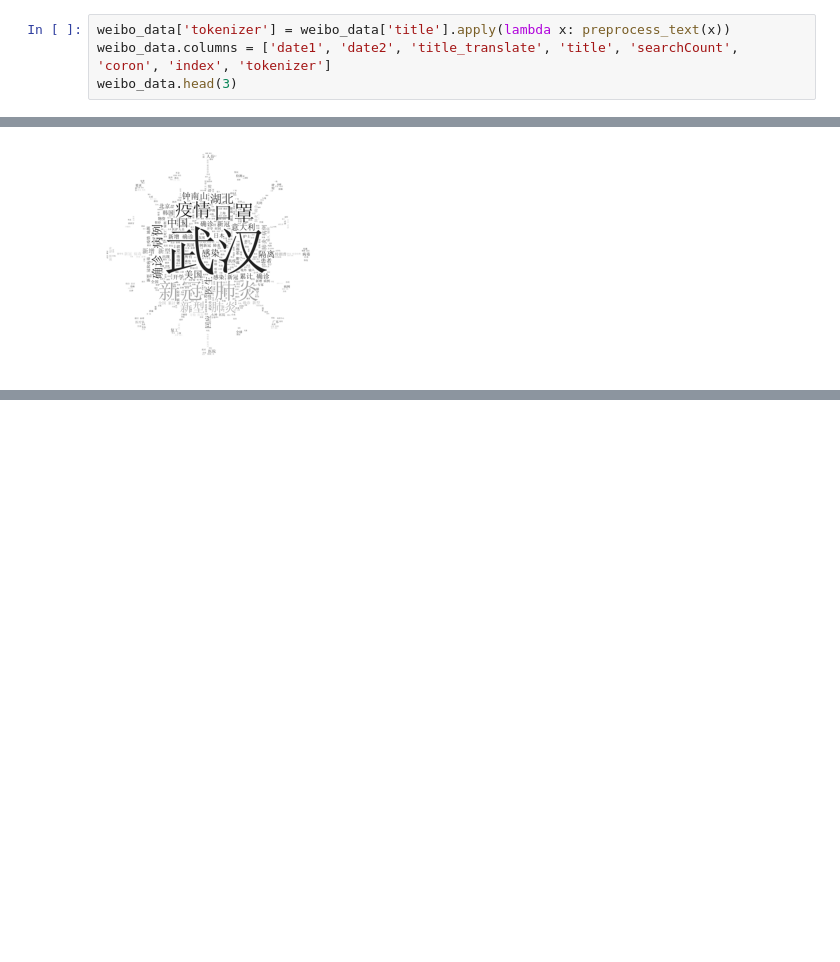
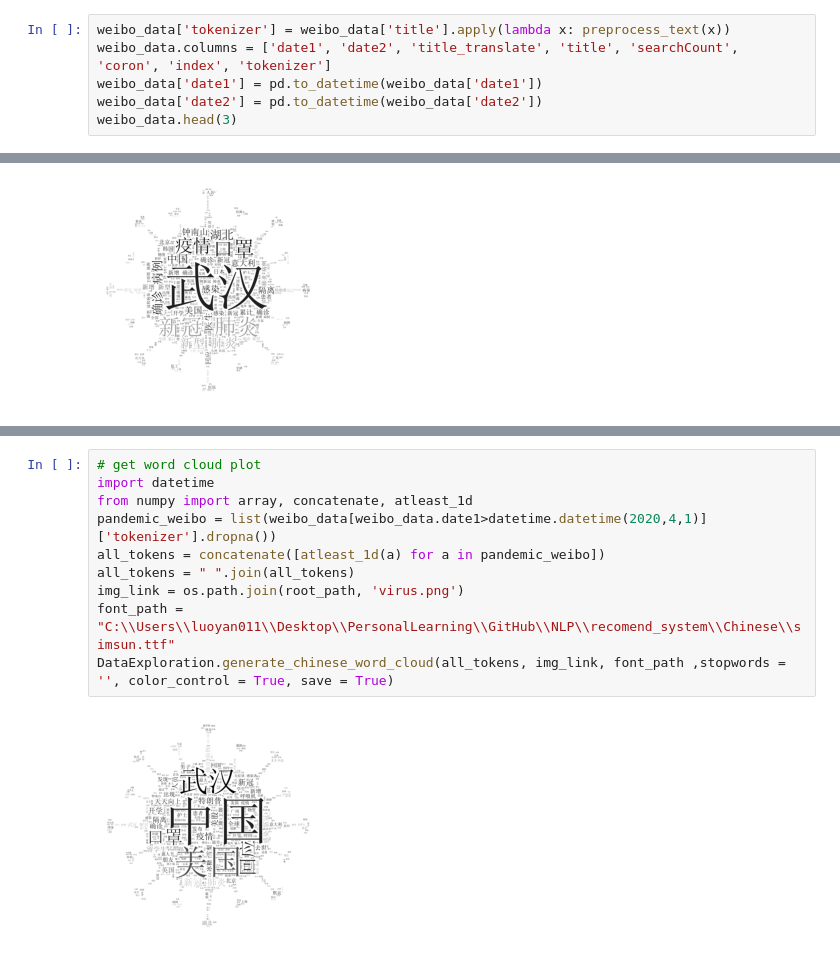
Before and after one commit to jinfeijoy/NLP, a Jupyter notebook: recomend_system/Chinese/chinese_keyword_tag_recommender.ipynb, the cells around one changed output, grey strips where cells are left out. Drawn from its saved outputs; the diff is of its cells as text; blank space fills up the shorter version.

Commit message:
finalize chinese content based recommender and lda model

```diff
--- a/recomend_system/Chinese/chinese_keyword_tag_recommender.ipynb
+++ b/recomend_system/Chinese/chinese_keyword_tag_recommender.ipynb
@@ -51,6 +56,8 @@ def preprocess_text(text):
 # %%
 weibo_data['tokenizer'] = weibo_data['title'].apply(lambda x: preprocess_text(x))
 weibo_data.columns = ['date1', 'date2', 'title_translate', 'title', 'searchCount', 'coron', 'index', 'tokenizer']
+weibo_data['date1'] = pd.to_datetime(weibo_data['date1'])
+weibo_data['date2'] = pd.to_datetime(weibo_data['date2'])
 weibo_data.head(3)
 # %% [output]
 |  | date1 | date2 | title_translate | title | searchCount | coron | index | tokenizer |
@@ -113,3 +144,15 @@ font_path = "C:\\Users\\luoyan011\\Desktop\\PersonalLearning\\GitHub\\NLP\\recom
 DataExploration.generate_chinese_word_cloud(all_tokens, img_link, font_path ,stopwords = '', color_control = True, save = True)
 # %% [output]
 [figure]
+# %%
+# get word cloud plot
+import datetime
+from numpy import array, concatenate, atleast_1d
+pandemic_weibo = list(weibo_data[weibo_data.date1>datetime.datetime(2020,4,1)]['tokenizer'].dropna())
+all_tokens = concatenate([atleast_1d(a) for a in pandemic_weibo])
+all_tokens = " ".join(all_tokens)
+img_link = os.path.join(root_path, 'virus.png')
+font_path = "C:\\Users\\luoyan011\\Desktop\\PersonalLearning\\GitHub\\NLP\\recomend_system\\Chinese\\simsun.ttf"
+DataExploration.generate_chinese_word_cloud(all_tokens, img_link, font_path ,stopwords = '', color_control = True, save = True)
+# %% [output]
+[figure, added]
```
Also changed, not shown: parts of 20 cells of this notebook, 1 other file.
